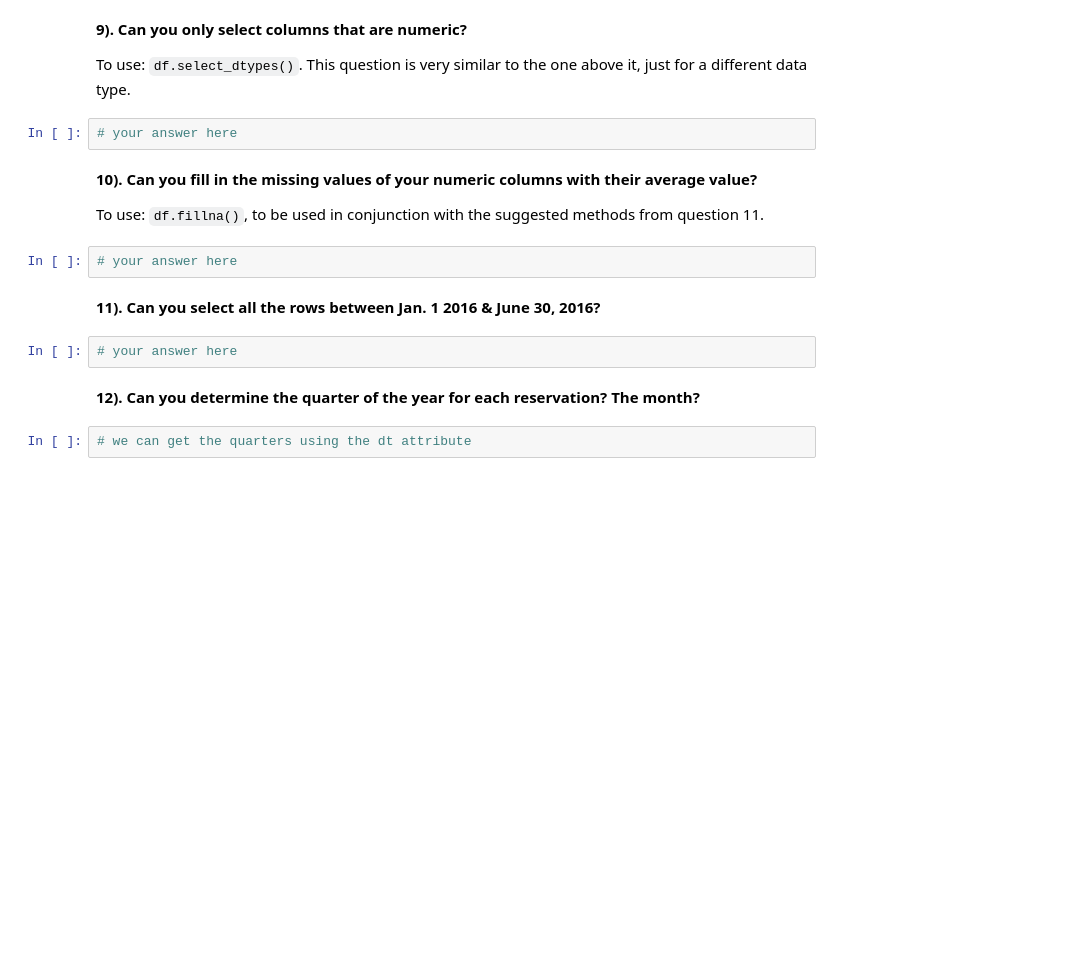
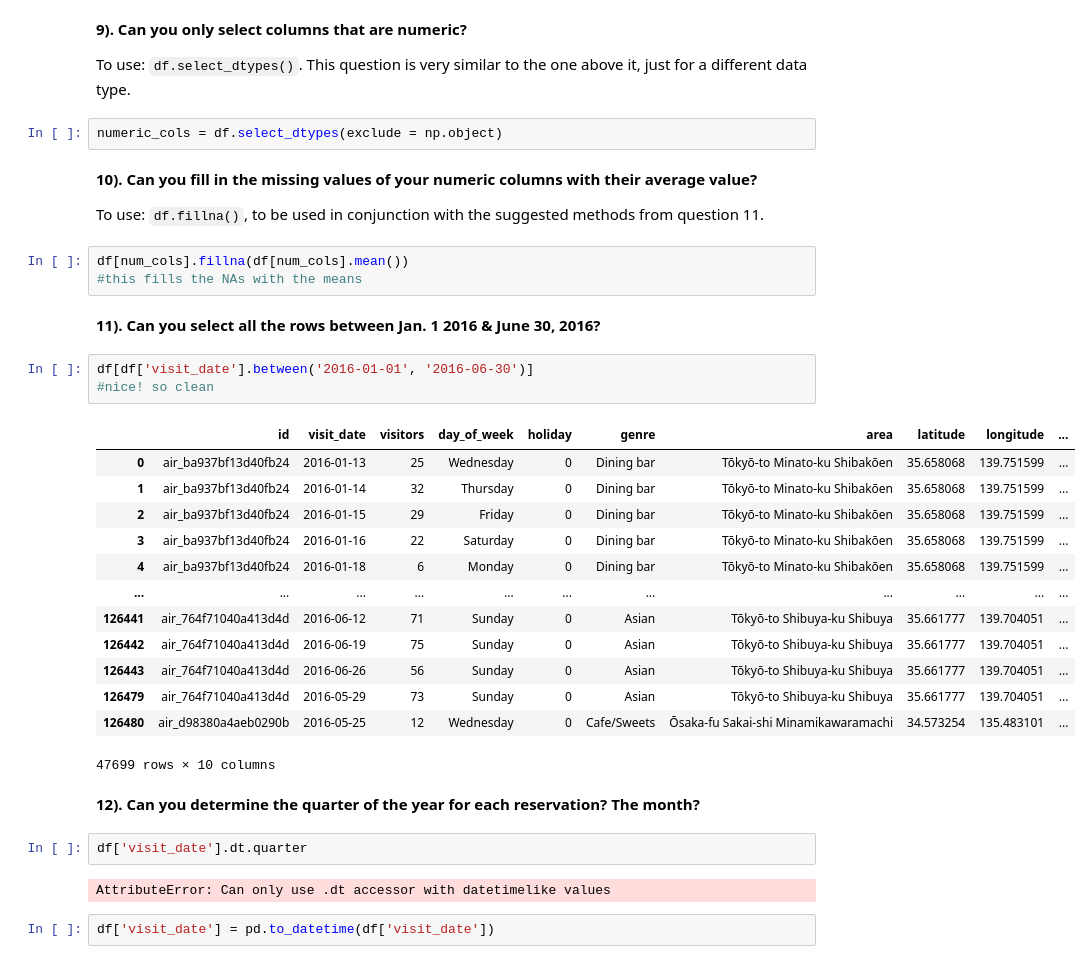
Before and after one commit to ethlala/gazelle-4K, a Jupyter notebook: Class2/Labs/Pandas -- Basic Selecting & Querying-Restaurants.ipynb, the cells around one changed output. Cells and saved outputs as stored; diff of their text form; blank space fills up the shorter version.

```diff
--- a/Class2/Labs/Pandas -- Basic Selecting & Querying-Restaurants.ipynb
+++ b/Class2/Labs/Pandas -- Basic Selecting & Querying-Restaurants.ipynb
@@ -197,19 +347,39 @@ To use: `df.select_dtypes()`, and (optionally) the `columns` attribute.  **Note:
 **9).  Can you only select columns that are numeric?**
 
 To use: `df.select_dtypes()`.  This question is very similar to the one above it, just for a different data type.
-# %%
-# your answer here
+# %%
+numeric_cols = df.select_dtypes(exclude = np.object)
 # %% [markdown]
 **10). Can you fill in the missing values of your numeric columns with their average value?**
 
 To use: `df.fillna()`, to be used in conjunction with the suggested methods from question 11.
-# %%
-# your answer here
+# %%
+df[num_cols].fillna(df[num_cols].mean())
+#this fills the NAs with the means
 # %% [markdown]
 **11). Can you select all the rows between Jan. 1 2016 & June 30, 2016?**
-# %%
-# your answer here
+# %%
+df[df['visit_date'].between('2016-01-01', '2016-06-30')]
+#nice! so clean
+# %% [output]
+|  | id | visit_date | visitors | day_of_week | holiday | genre | area | latitude | longitude | ... |
+| 0 | air_ba937bf13d40fb24 | 2016-01-13 | 25 | Wednesday | 0 | Dining bar | Tōkyō-to Minato-ku Shibakōen | 35.658068 | 139.751599 | ... |
+| 1 | air_ba937bf13d40fb24 | 2016-01-14 | 32 | Thursday | 0 | Dining bar | Tōkyō-to Minato-ku Shibakōen | 35.658068 | 139.751599 | ... |
+| 2 | air_ba937bf13d40fb24 | 2016-01-15 | 29 | Friday | 0 | Dining bar | Tōkyō-to Minato-ku Shibakōen | 35.658068 | 139.751599 | ... |
+| 3 | air_ba937bf13d40fb24 | 2016-01-16 | 22 | Saturday | 0 | Dining bar | Tōkyō-to Minato-ku Shibakōen | 35.658068 | 139.751599 | ... |
+| 4 | air_ba937bf13d40fb24 | 2016-01-18 | 6 | Monday | 0 | Dining bar | Tōkyō-to Minato-ku Shibakōen | 35.658068 | 139.751599 | ... |
+| ... | ... | ... | ... | ... | ... | ... | ... | ... | ... | ... |
+| 126441 | air_764f71040a413d4d | 2016-06-12 | 71 | Sunday | 0 | Asian | Tōkyō-to Shibuya-ku Shibuya | 35.661777 | 139.704051 | ... |
+| 126442 | air_764f71040a413d4d | 2016-06-19 | 75 | Sunday | 0 | Asian | Tōkyō-to Shibuya-ku Shibuya | 35.661777 | 139.704051 | ... |
+| 126443 | air_764f71040a413d4d | 2016-06-26 | 56 | Sunday | 0 | Asian | Tōkyō-to Shibuya-ku Shibuya | 35.661777 | 139.704051 | ... |
+| 126479 | air_764f71040a413d4d | 2016-05-29 | 73 | Sunday | 0 | Asian | Tōkyō-to Shibuya-ku Shibuya | 35.661777 | 139.704051 | ... |
+| 126480 | air_d98380a4aeb0290b | 2016-05-25 | 12 | Wednesday | 0 | Cafe/Sweets | Ōsaka-fu Sakai-shi Minamikawaramachi | 34.573254 | 135.483101 | ... |
+47699 rows × 10 columns
 # %% [markdown]
 **12).  Can you determine the quarter of the year for each reservation?  The month?**
-# %%
-# we can get the quarters using the dt attribute
+# %%
+df['visit_date'].dt.quarter
+# %% [output]
+AttributeError: Can only use .dt accessor with datetimelike values
+# %%
+df['visit_date'] = pd.to_datetime(df['visit_date'])
```
Also changed, not shown: parts of 24 cells of this notebook, 1 other file.
